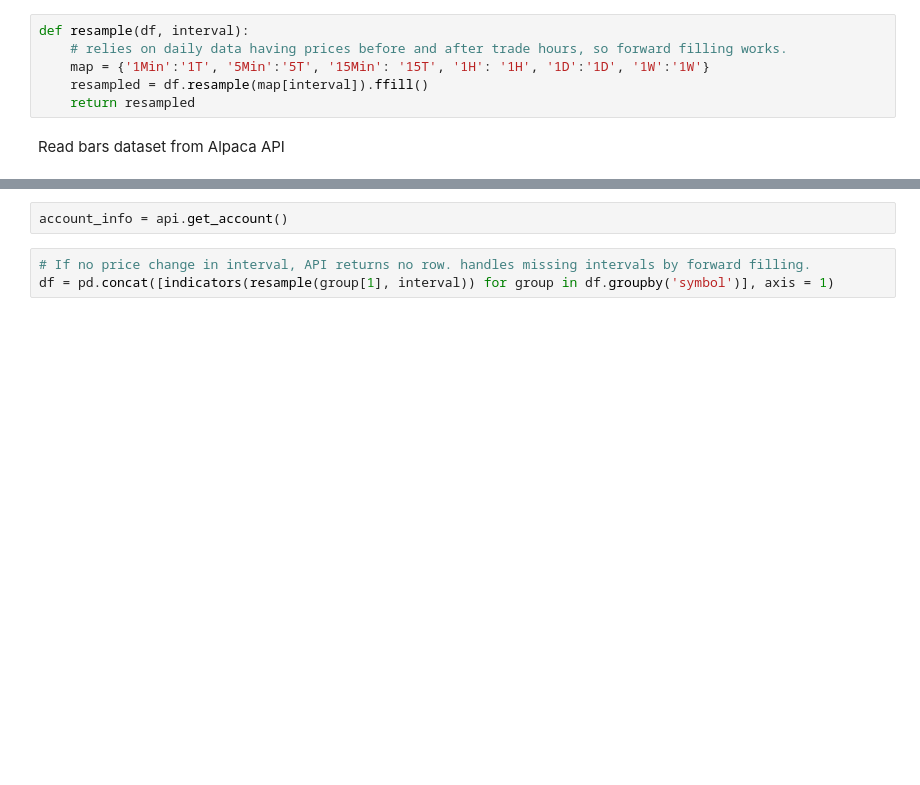
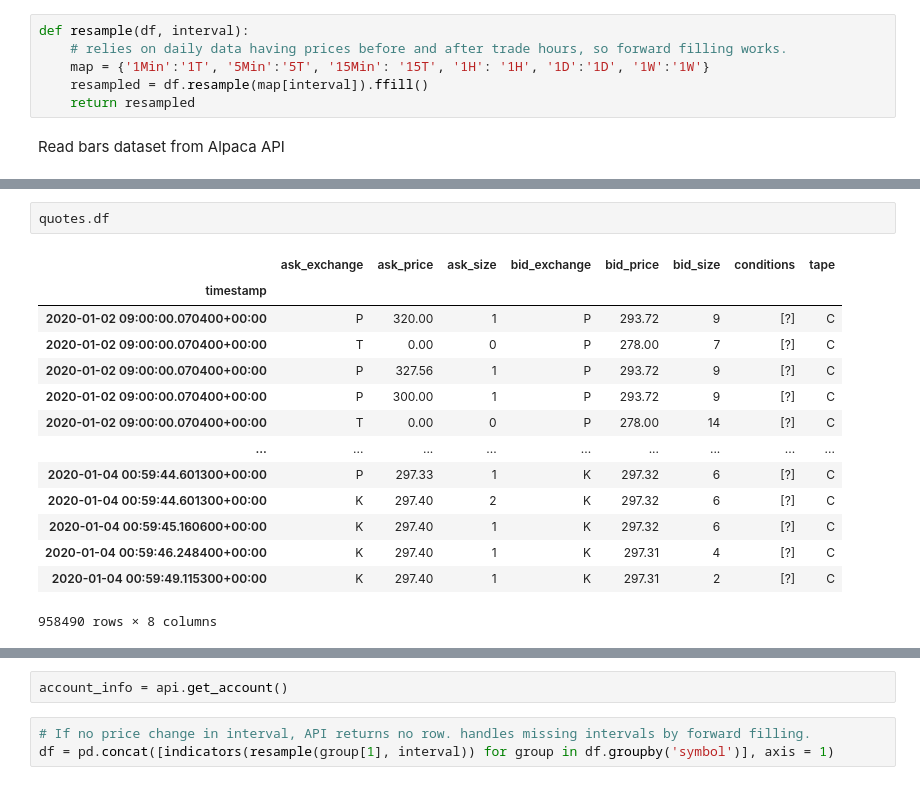
Before and after one commit to RezaSoleymanifar/neural, a Jupyter notebook: notebooks/price_prediction.ipynb, the cells around one changed output, grey strips where cells are left out. Saved outputs shown, nothing was run; the diff lists cells and outputs as text; blank space fills up the shorter version.

```diff
--- a/notebooks/price_prediction.ipynb
+++ b/notebooks/price_prediction.ipynb
@@ -129,0 +134,17 @@ df
+# %%
+quotes.df
+# %% [output]
+|  | ask_exchange | ask_price | ask_size | bid_exchange | bid_price | bid_size | conditions | tape |
+| timestamp |  |  |  |  |  |  |  |  |
+| 2020-01-02 09:00:00.070400+00:00 | P | 320.00 | 1 | P | 293.72 | 9 | [?] | C |
+| 2020-01-02 09:00:00.070400+00:00 | T | 0.00 | 0 | P | 278.00 | 7 | [?] | C |
+| 2020-01-02 09:00:00.070400+00:00 | P | 327.56 | 1 | P | 293.72 | 9 | [?] | C |
+| 2020-01-02 09:00:00.070400+00:00 | P | 300.00 | 1 | P | 293.72 | 9 | [?] | C |
+| 2020-01-02 09:00:00.070400+00:00 | T | 0.00 | 0 | P | 278.00 | 14 | [?] | C |
+| ... | ... | ... | ... | ... | ... | ... | ... | ... |
+| 2020-01-04 00:59:44.601300+00:00 | P | 297.33 | 1 | K | 297.32 | 6 | [?] | C |
+| 2020-01-04 00:59:44.601300+00:00 | K | 297.40 | 2 | K | 297.32 | 6 | [?] | C |
+| 2020-01-04 00:59:45.160600+00:00 | K | 297.40 | 1 | K | 297.32 | 6 | [?] | C |
+| 2020-01-04 00:59:46.248400+00:00 | K | 297.40 | 1 | K | 297.31 | 4 | [?] | C |
+| 2020-01-04 00:59:49.115300+00:00 | K | 297.40 | 1 | K | 297.31 | 2 | [?] | C |
+958490 rows × 8 columns
```
Also changed, not shown: parts of 6 cells of this notebook, 9 other files.
